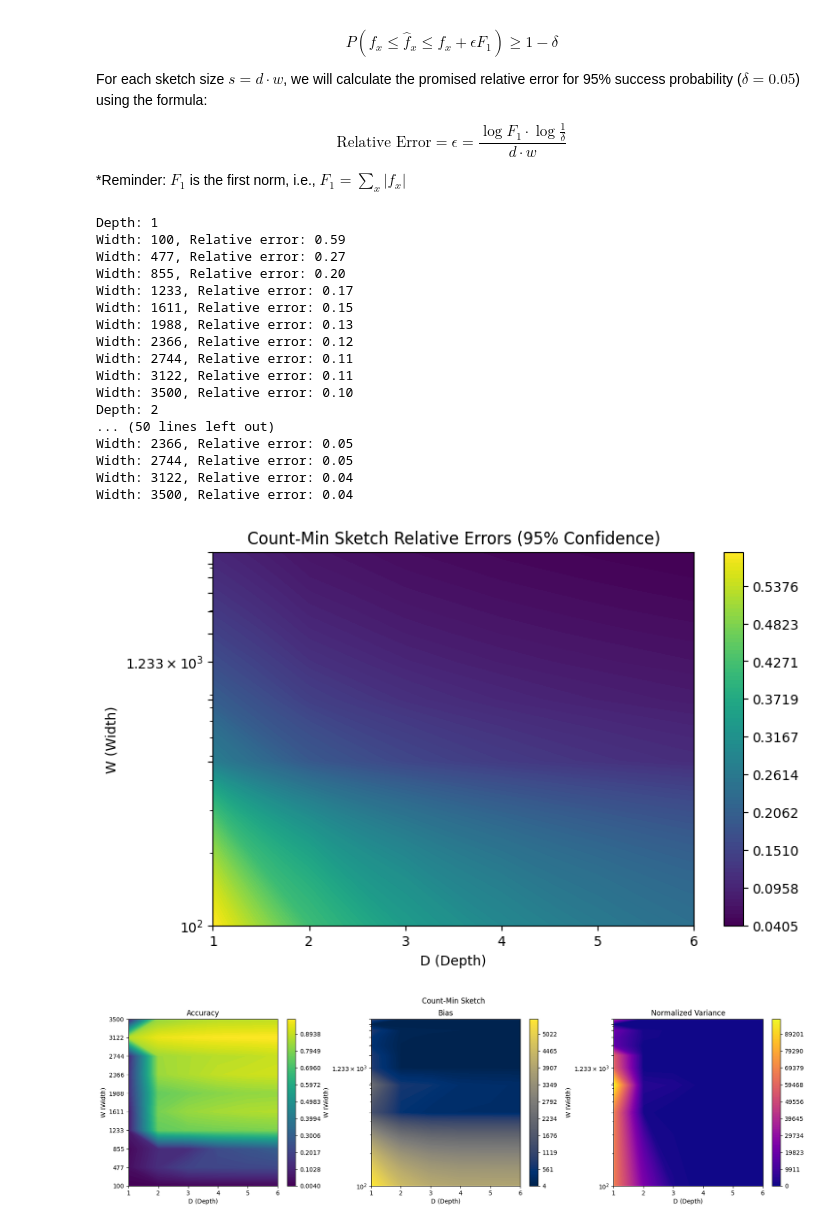
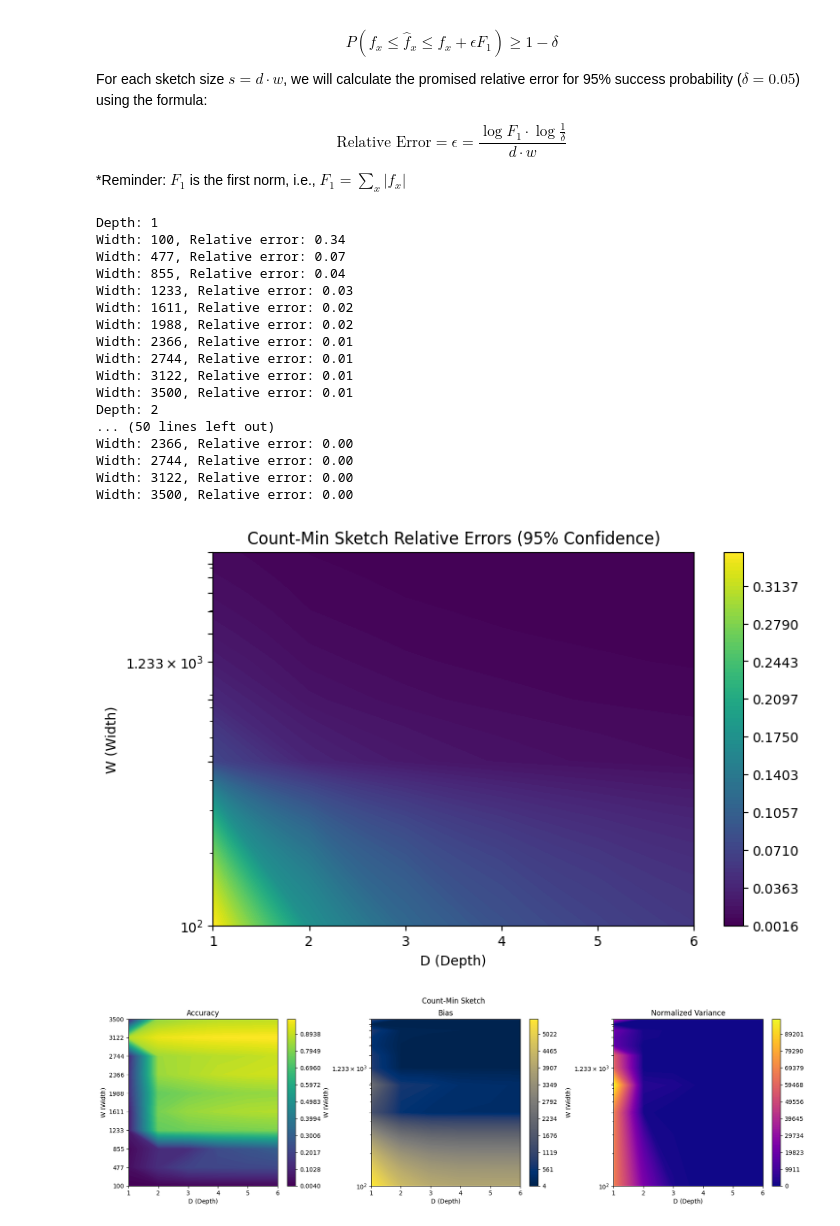
Before and after one commit to Gal-Noy/MSC-Data-Streaming-Algorithms, a Jupyter notebook: FM_CountMin/FM_CountMin.ipynb, the cells around one changed output. Drawn from its saved outputs; the diff is of its cells as text; code cells hidden in the pictures.

Commit message:
fix error calc in countmin

```diff
--- a/FM_CountMin/FM_CountMin.ipynb
+++ b/FM_CountMin/FM_CountMin.ipynb
@@ -94,7 +94,7 @@ def flajolet_martin(stream: np.ndarray, seed: int = SEED) -> float:
     :return: estimated number of distinct elements
     """
     a, b = np.random.default_rng(seed).integers(1, P, size=2)
-    hashed_stream = hash_stream(stream, a, b)
+    hashed_stream = hash_stream(np.unique(stream), a, b)
     return 1 / np.min(hashed_stream)
 # %% [markdown]
 In the $\alpha$-version, the sketch size is always set to 1, as there is only one estimator. If we choose a relatively large value for $\epsilon$, such as $\frac{1}{2}$, then:
@@ -146,7 +146,7 @@ def flajolet_martin_beta(stream: np.ndarray, s: int, seed: int = SEED) -> float:
     :return: estimated number of distinct elements
     """
     hash_funcs = np.random.default_rng(seed).integers(1, P, size=(s, 2))
-    estimates = np.array([hash_stream(stream, a, b) for a, b in hash_funcs])
+    estimates = np.array([hash_stream(np.unique(stream), a, b) for a, b in hash_funcs])
     Z = np.min(estimates, axis=1)
     return 1 / np.mean(Z) - 1
 # %% [markdown]
@@ -279,7 +279,7 @@ def flajolet_martin_final(stream: np.ndarray, t: int, s: int, seed: int = SEED)
     hash_funcs = np.random.default_rng(seed).integers(0, P, size=(t, s, 2))
 
     # t instances of Flajolet-Martin Beta, each with s estimators
-    Zs = [np.min([hash_stream(stream, a, b) for a, b in hash_funcs[i]], axis=1) for i in range(t)]
+    Zs = [np.min([hash_stream(np.unique(stream), a, b) for a, b in hash_funcs[i]], axis=1) for i in range(t)]
 
     estimates = [1 / np.mean(Z) - 1 for Z in Zs]
     return np.median(estimates)
@@ -302,9 +302,9 @@ for _t, t in enumerate(T):
     print(f"Flajolet-Martin Beta instances: t={t}")
     fm_final_results[t] = {}
     for _s, s in enumerate(S):
-        epsilon = np.sqrt(1 / (delta * t * s))
+        epsilon = np.sqrt(np.log(1 / delta) / (t * s))
         print(f"FM estimators: s={s}, Relative error: {epsilon:.2f}")
-        fm_final_results[t][s] = [flajolet_martin_final(stream, t, s, i**3) for i in range(NUM_RUNS)]
+        fm_final_results[t][s] = [flajolet_martin_final(stream, t, s, i) for i in range(NUM_RUNS)]
         fm_final_relative_errors[_s, _t] = epsilon
 # %% [output]
 Flajolet-Martin Beta instances: t=1
@@ -454,44 +454,44 @@ $$
 # %%
 D = [1, 2, 3, 4, 5, 6]
 W = np.linspace(100, 3500, 10, dtype=int)
 
 count_min_results = {}
 count_min_relative_errors = np.zeros((len(W), len(D)))
 
 for _d, d in enumerate(D):
     print(f"Depth: {d}")
     count_min_results[d] = {}
     for _w, w in enumerate(W):
-        epsilon = np.sqrt(np.log(NUM_ELEMENTS) * np.log(1 / delta) / (d * w))  # F1 = NUM_ELEMENTS
+        epsilon = np.log(NUM_ELEMENTS) * np.log(1 / delta) / (d * w)  # F1 = NUM_ELEMENTS
         print(f"Width: {w}, Relative error: {epsilon:.2f}")
         count_min_results[d][w] = [count_min_sketch(stream, d, w, i) for i in range(NUM_RUNS)]
         count_min_relative_errors[_w, _d] = epsilon
 
 D_label = 'D (Depth)'
 W_label = 'W (Width)'
 
 plt.figure(figsize=(8, 5))
 plot_contour(count_min_relative_errors, "Count-Min Sketch Relative Errors (95% Confidence)", D, W, (D_label, W_label))
 plt.show()
 # %% [output]
 Depth: 1
-Width: 100, Relative error: 0.59
-Width: 477, Relative error: 0.27
-Width: 855, Relative error: 0.20
-Width: 1233, Relative error: 0.17
-Width: 1611, Relative error: 0.15
-Width: 1988, Relative error: 0.13
-Width: 2366, Relative error: 0.12
-Width: 2744, Relative error: 0.11
-Width: 3122, Relative error: 0.11
-Width: 3500, Relative error: 0.10
+Width: 100, Relative error: 0.34
+Width: 477, Relative error: 0.07
+Width: 855, Relative error: 0.04
+Width: 1233, Relative error: 0.03
+Width: 1611, Relative error: 0.02
+Width: 1988, Relative error: 0.02
+Width: 2366, Relative error: 0.01
+Width: 2744, Relative error: 0.01
+Width: 3122, Relative error: 0.01
+Width: 3500, Relative error: 0.01
 Depth: 2
 ... (50 lines left out)
-Width: 2366, Relative error: 0.05
-Width: 2744, Relative error: 0.05
-Width: 3122, Relative error: 0.04
-Width: 3500, Relative error: 0.04
+Width: 2366, Relative error: 0.00
+Width: 2744, Relative error: 0.00
+Width: 3122, Relative error: 0.00
+Width: 3500, Relative error: 0.00
-[figure, old version]
+[figure, new version]
 # %%
 # Top 100 heavy hitters
 heavy_hitters = np.argsort(-np.bincount(stream))[:100]
```
Also changed, not shown: parts of 4 cells of this notebook.
